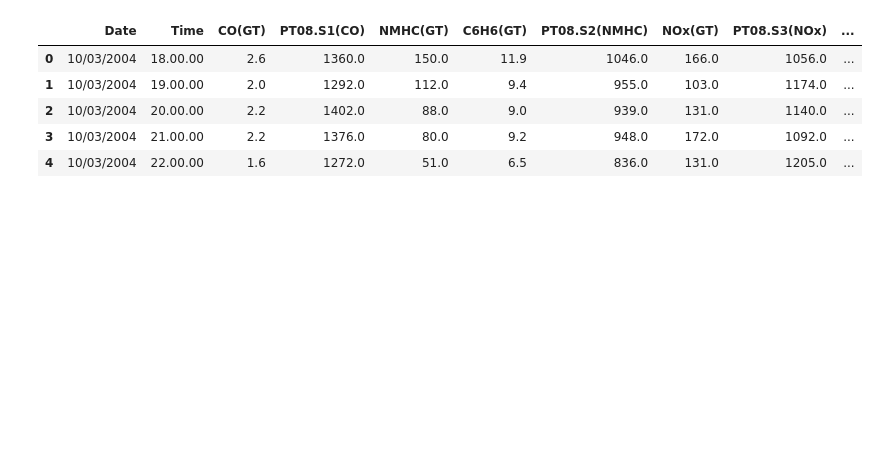
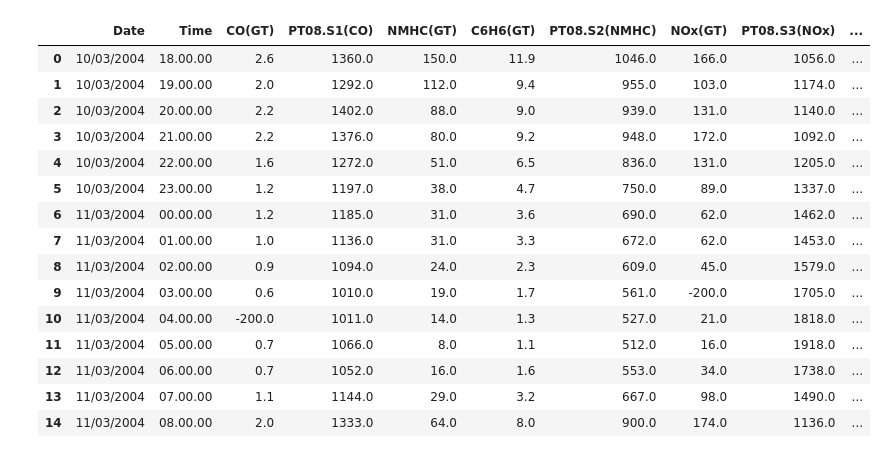
Before and after one commit to Jjmaxxx/cs171-final-project, a Jupyter notebook: justin_preprocessing.ipynb, the cells around one changed output. Drawn from its saved outputs; the diff is of its cells as text; code cells hidden in the pictures; blank space fills up the shorter version.

```diff
--- a/justin_preprocessing.ipynb
+++ b/justin_preprocessing.ipynb
@@ -5,14 +20,24 @@ import matplotlib.pyplot as plt
 # %%
-df = pd.read_csv('AirQuality.csv', sep=';', decimal=',')
 df = df.loc[:, ~df.columns.str.contains('Unnamed')]
-df.head()
+
+df.head(n=15)
 # %% [output]
 |  | Date | Time | CO(GT) | PT08.S1(CO) | NMHC(GT) | C6H6(GT) | PT08.S2(NMHC) | NOx(GT) | PT08.S3(NOx) | ... |
 | 0 | 10/03/2004 | 18.00.00 | 2.6 | 1360.0 | 150.0 | 11.9 | 1046.0 | 166.0 | 1056.0 | ... |
 | 1 | 10/03/2004 | 19.00.00 | 2.0 | 1292.0 | 112.0 | 9.4 | 955.0 | 103.0 | 1174.0 | ... |
 | 2 | 10/03/2004 | 20.00.00 | 2.2 | 1402.0 | 88.0 | 9.0 | 939.0 | 131.0 | 1140.0 | ... |
 | 3 | 10/03/2004 | 21.00.00 | 2.2 | 1376.0 | 80.0 | 9.2 | 948.0 | 172.0 | 1092.0 | ... |
 | 4 | 10/03/2004 | 22.00.00 | 1.6 | 1272.0 | 51.0 | 6.5 | 836.0 | 131.0 | 1205.0 | ... |
+| 5 | 10/03/2004 | 23.00.00 | 1.2 | 1197.0 | 38.0 | 4.7 | 750.0 | 89.0 | 1337.0 | ... |
+| 6 | 11/03/2004 | 00.00.00 | 1.2 | 1185.0 | 31.0 | 3.6 | 690.0 | 62.0 | 1462.0 | ... |
+| 7 | 11/03/2004 | 01.00.00 | 1.0 | 1136.0 | 31.0 | 3.3 | 672.0 | 62.0 | 1453.0 | ... |
+| 8 | 11/03/2004 | 02.00.00 | 0.9 | 1094.0 | 24.0 | 2.3 | 609.0 | 45.0 | 1579.0 | ... |
+| 9 | 11/03/2004 | 03.00.00 | 0.6 | 1010.0 | 19.0 | 1.7 | 561.0 | -200.0 | 1705.0 | ... |
+| 10 | 11/03/2004 | 04.00.00 | -200.0 | 1011.0 | 14.0 | 1.3 | 527.0 | 21.0 | 1818.0 | ... |
+| 11 | 11/03/2004 | 05.00.00 | 0.7 | 1066.0 | 8.0 | 1.1 | 512.0 | 16.0 | 1918.0 | ... |
+| 12 | 11/03/2004 | 06.00.00 | 0.7 | 1052.0 | 16.0 | 1.6 | 553.0 | 34.0 | 1738.0 | ... |
+| 13 | 11/03/2004 | 07.00.00 | 1.1 | 1144.0 | 29.0 | 3.2 | 667.0 | 98.0 | 1490.0 | ... |
+| 14 | 11/03/2004 | 08.00.00 | 2.0 | 1333.0 | 64.0 | 8.0 | 900.0 | 174.0 | 1136.0 | ... |
 # %%
 df = df.replace(-200, np.nan)
 for col in df.select_dtypes(include=['object']).columns:
```
Also changed, not shown: parts of 2 cells of this notebook, 2 other files.
